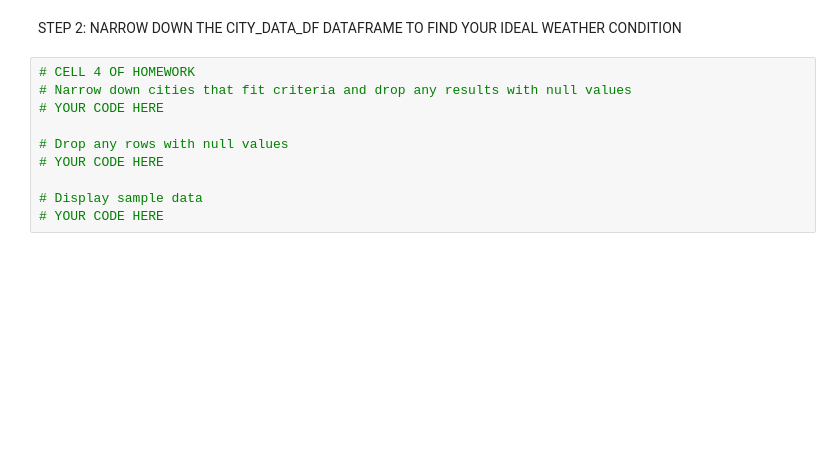
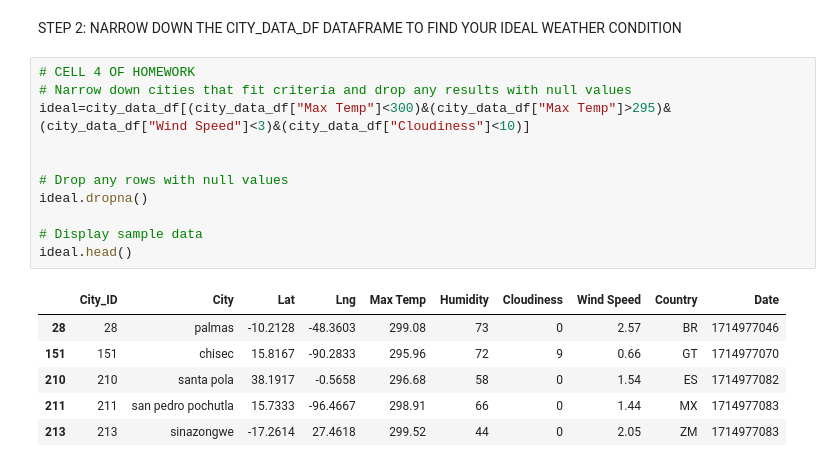
Before and after one commit to RamirezMaribel/python-api-challenge, a Jupyter notebook: Starter_Code/starter_code/VacationPy_hw.ipynb, the cells around one changed output. Drawn from its saved outputs; the diff is of its cells as text; blank space fills up the shorter version.

```diff
--- a/Starter_Code/starter_code/VacationPy_hw.ipynb
+++ b/Starter_Code/starter_code/VacationPy_hw.ipynb
@@ -50,10 +61,18 @@ STEP 2: NARROW DOWN THE CITY_DATA_DF DATAFRAME TO FIND YOUR IDEAL WEATHER CONDIT
 # %%
 # CELL 4 OF HOMEWORK
 # Narrow down cities that fit criteria and drop any results with null values
-# YOUR CODE HERE
+ideal=city_data_df[(city_data_df["Max Temp"]<300)&(city_data_df["Max Temp"]>295)&(city_data_df["Wind Speed"]<3)&(city_data_df["Cloudiness"]<10)]
+
 
 # Drop any rows with null values
-# YOUR CODE HERE
+ideal.dropna()
 
 # Display sample data
-# YOUR CODE HERE
+ideal.head()
+# %% [output]
+|  | City_ID | City | Lat | Lng | Max Temp | Humidity | Cloudiness | Wind Speed | Country | Date |
+| 28 | 28 | palmas | -10.2128 | -48.3603 | 299.08 | 73 | 0 | 2.57 | BR | 1714977046 |
+| 151 | 151 | chisec | 15.8167 | -90.2833 | 295.96 | 72 | 9 | 0.66 | GT | 1714977070 |
+| 210 | 210 | santa pola | 38.1917 | -0.5658 | 296.68 | 58 | 0 | 1.54 | ES | 1714977082 |
+| 211 | 211 | san pedro pochutla | 15.7333 | -96.4667 | 298.91 | 66 | 0 | 1.44 | MX | 1714977083 |
+| 213 | 213 | sinazongwe | -17.2614 | 27.4618 | 299.52 | 44 | 0 | 2.05 | ZM | 1714977083 |
```
Also changed, not shown: parts of 10 cells of this notebook, 1 other file.
